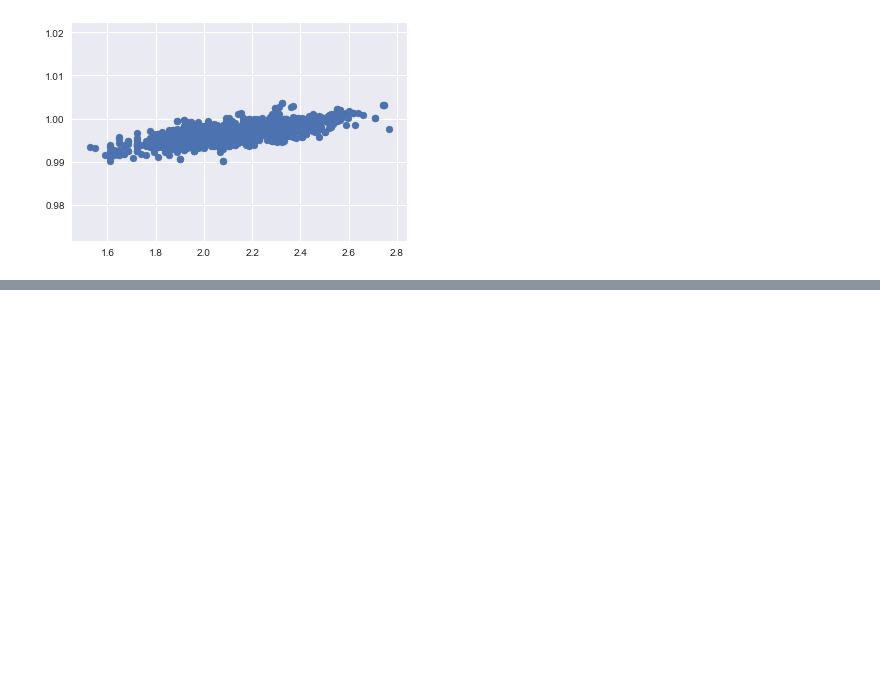
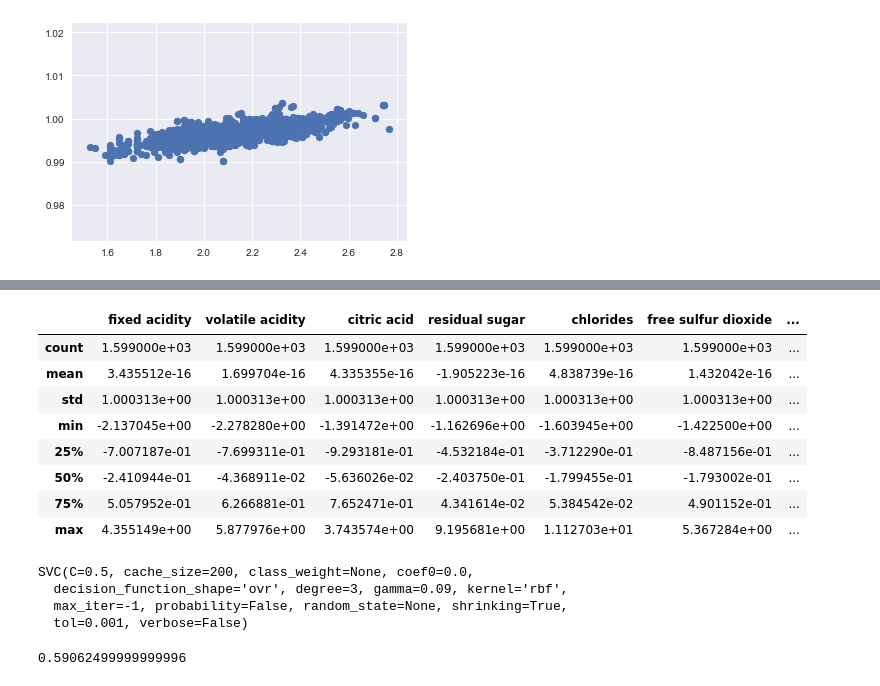
Before and after one commit to bhumin12412/RedWineQuality, a Jupyter notebook: RedWine.ipynb, the cells around one changed output, grey strips where cells are left out. Cells and saved outputs as stored; diff of their text form; code cells hidden in the pictures; blank space fills up the shorter version.

```diff
--- a/RedWine.ipynb
+++ b/RedWine.ipynb
@@ -112,0 +113,26 @@ accuracy_RF
+# %%
+from sklearn import preprocessing
+features_scaled = preprocessing.scale(features)
+# %%
+features_scaled = pd.DataFrame(features_scaled, columns = features.columns)
+# %%
+features_scaled.describe()
+# %% [output]
+|  | fixed acidity | volatile acidity | citric acid | residual sugar | chlorides | free sulfur dioxide | ... |
+| count | 1.599000e+03 | 1.599000e+03 | 1.599000e+03 | 1.599000e+03 | 1.599000e+03 | 1.599000e+03 | ... |
+| mean | 3.435512e-16 | 1.699704e-16 | 4.335355e-16 | -1.905223e-16 | 4.838739e-16 | 1.432042e-16 | ... |
+| std | 1.000313e+00 | 1.000313e+00 | 1.000313e+00 | 1.000313e+00 | 1.000313e+00 | 1.000313e+00 | ... |
+| min | -2.137045e+00 | -2.278280e+00 | -1.391472e+00 | -1.162696e+00 | -1.603945e+00 | -1.422500e+00 | ... |
+| 25% | -7.007187e-01 | -7.699311e-01 | -9.293181e-01 | -4.532184e-01 | -3.712290e-01 | -8.487156e-01 | ... |
+| 50% | -2.410944e-01 | -4.368911e-02 | -5.636026e-02 | -2.403750e-01 | -1.799455e-01 | -1.793002e-01 | ... |
+| 75% | 5.057952e-01 | 6.266881e-01 | 7.652471e-01 | 4.341614e-02 | 5.384542e-02 | 4.901152e-01 | ... |
+| max | 4.355149e+00 | 5.877976e+00 | 3.743574e+00 | 9.195681e+00 | 1.112703e+01 | 5.367284e+00 | ... |
+# %%
+from sklearn import svm
+clf = svm.SVC(C = .5, gamma = 0.09)
+clf.fit(X_train, y_train)
+# %% [output]
+SVC(C=0.5, cache_size=200, class_weight=None, coef0=0.0,
+  decision_function_shape='ovr', degree=3, gamma=0.09, kernel='rbf',
+  max_iter=-1, probability=False, random_state=None, shrinking=True,
+  tol=0.001, verbose=False)
@@ -112,0 +143,4 @@ accuracy_RF
+# %%
+accuracy_SVM
+# %% [output]
+0.59062499999999996
```
Also changed, not shown: parts of 6 cells of this notebook.
